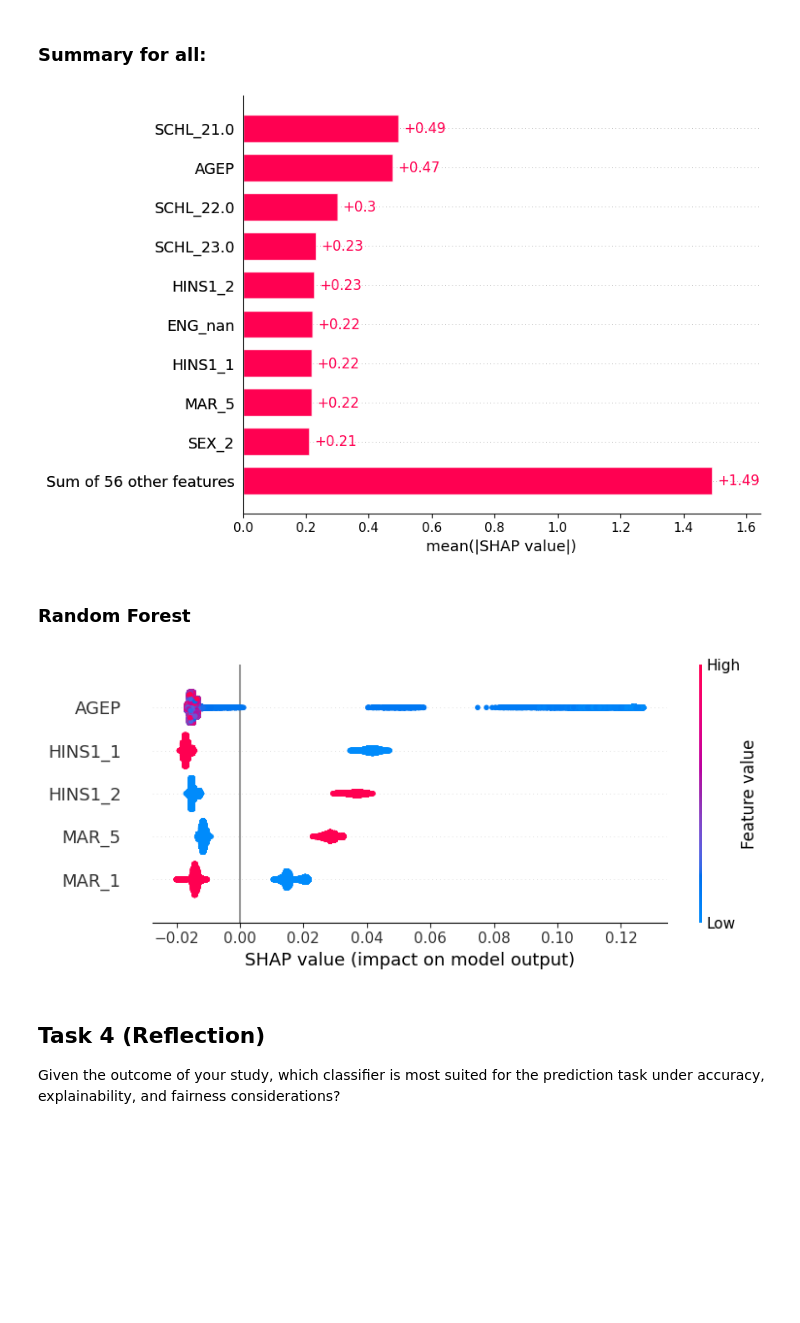
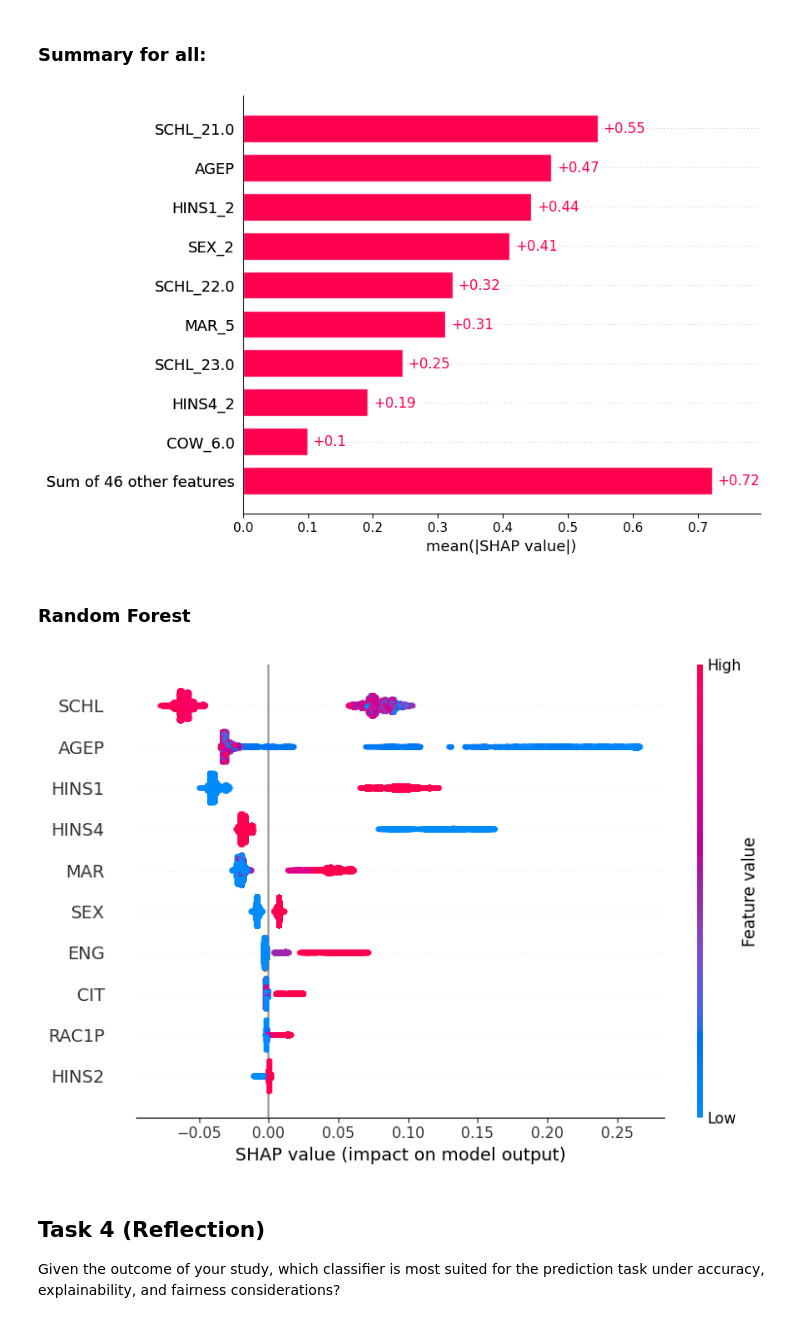
Before and after one commit to Xannadoo/Algorithmic_Fairness_Mandatories, a Jupyter notebook: Mandatory_1/afae24-assignment.ipynb, the cells around one changed output. Drawn from its saved outputs; the diff is of its cells as text; code cells hidden in the pictures; blank space fills up the shorter version.

```diff
--- a/Mandatory_1/afae24-assignment.ipynb
+++ b/Mandatory_1/afae24-assignment.ipynb
@@ -58,15 +58,13 @@ def data_processing(data, features, target_name:str, threshold: float = 35000):
     target = df["target"].values
     df = df[features + ["target", target_name]] ##we want to keep df before one_hot encoding to make Bias Analysis
     df_processed = df[features].copy()
-    cols = [ "HINS1", "HINS2", "HINS4", "CIT", "COW", "SCHL", "MAR", "SEX", "RAC1P"]
-    df_processed = pd.get_dummies(df_processed, prefix=None, prefix_sep='_', dummy_na=False, columns=cols)#, drop_first=True)
-    df_processed = pd.get_dummies(df_processed, prefix=None, prefix_sep='_', dummy_na=True, columns=["ENG"])#, drop_first=True)
+    cols = [ "HINS1", "HINS2", "HINS4", "CIT", "COW",  "MAR", "SEX", "RAC1P"]#,
+    df_processed = pd.get_dummies(df_processed, prefix=None, prefix_sep='_', dummy_na=False, columns=cols, drop_first=True)
+    df_processed = pd.get_dummies(df_processed, prefix=None, prefix_sep='_', dummy_na=False, columns=["SCHL"])
+    df_processed = pd.get_dummies(df_processed, prefix=None, prefix_sep='_', dummy_na=True, columns=["ENG"])
     return df_processed, df, target, sex
 
 data, data_original, target, group = data_processing(acs_data, feature_names, target_name)
-
-X_train, X_test, y_train, y_test, group_train, group_test = train_test_split(
-    data, target, group, test_size=0.2, random_state=0)
 # %%
 ## Imports
 from sklearn.linear_model import LogisticRegression
@@ -96,6 +94,15 @@ the necessary changes in your report. For both models, report on the accuracy of
 classifier on the test set.
 # %% [markdown]
 ### Preprocessing
+# %%
+data.drop(['SCHL_16.0', 'ENG_nan'], axis=1, inplace=True)
+
+
+X_train, X_test, y_train, y_test, group_train, group_test = train_test_split(
+    data, target, group, test_size=0.2, random_state=0)
+
+X_train_RF, X_test_RF, y_train_RF, y_test_RF, group_train, group_test = train_test_split(
+    data_original[data_original.columns[:-2]], target, group, test_size=0.2, random_state=0)
 # %%
 #One one column left that is not boolean, AGEP.
 #We scale this to between 0-1 because the penalty term is sensitive to scale. I think.
@@ -123,12 +130,12 @@ LR_score = LRclf.score(X_test, y_test)
 # %% [markdown]
 ### Random Forest Model: black box
 # %%
-RFclf = RandomForestClassifier(max_depth=2,
+RFclf = RandomForestClassifier(max_depth=3,
                                 random_state=seed,
                                 n_jobs=-1,
                                 n_estimators=200)
-RFclf.fit(X_train, y_train)
-RF_score = RFclf.score(X_test, y_test)
+RFclf.fit(X_train_RF, y_train)
+RF_score = RFclf.score(X_test_RF, y_test_RF)
 # %%
 print(f'Logistic Reg  score: {LR_score:.2}\nRandom Forest score: {RF_score:.2}')
 # %% [output]
@@ -714,18 +723,18 @@ pd.DataFrame(data_original.loc[X_test.index[dp]]).T  #get the original record, a
 # %% [markdown]
 ### Summary for all:
 # %%
-shap.plots.bar(shap_values_LR)
+shap.plots.bar(shap_values_LR, max_display=10)
 # %% [output]
-[figure, old version]
+[figure, new version]
 # %% [markdown]
 ### Random Forest
 # %%
-explainer_RF = shap.TreeExplainer(RFclf, X_train.astype('float64'), model_output='probability') #It cries if I don't convert the df to floats.
-shap_values_RF = explainer_RF(X_test)
+explainer_RF = shap.TreeExplainer(RFclf, X_train_RF.astype('float64'), model_output='probability') #It cries if I don't convert the df to floats.
+shap_values_RF = explainer_RF(X_test_RF)
 # %%
-shap.summary_plot(shap_values_RF[:,:,0], X_test, feature_names=data.columns, max_display=5)
+shap.summary_plot(shap_values_RF[:,:,0], X_test_RF, feature_names=X_train_RF.columns, max_display=10)
 # %% [output]
-[figure, old version]
+[figure, new version]
 # %% [markdown]
 ## Task 4 (Reflection)
 Given the outcome of your study, which classifier is most suited for the prediction task under
```
Also changed, not shown: parts of 15 cells of this notebook.
